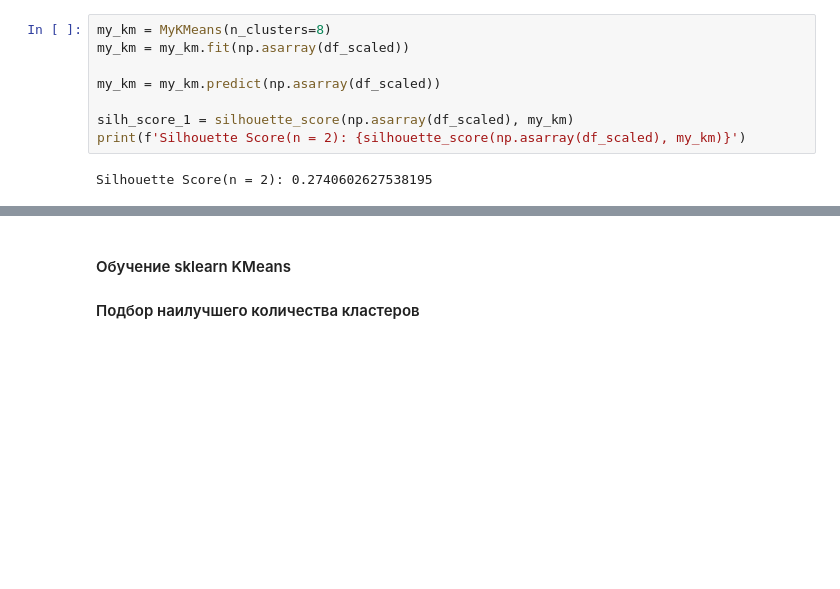
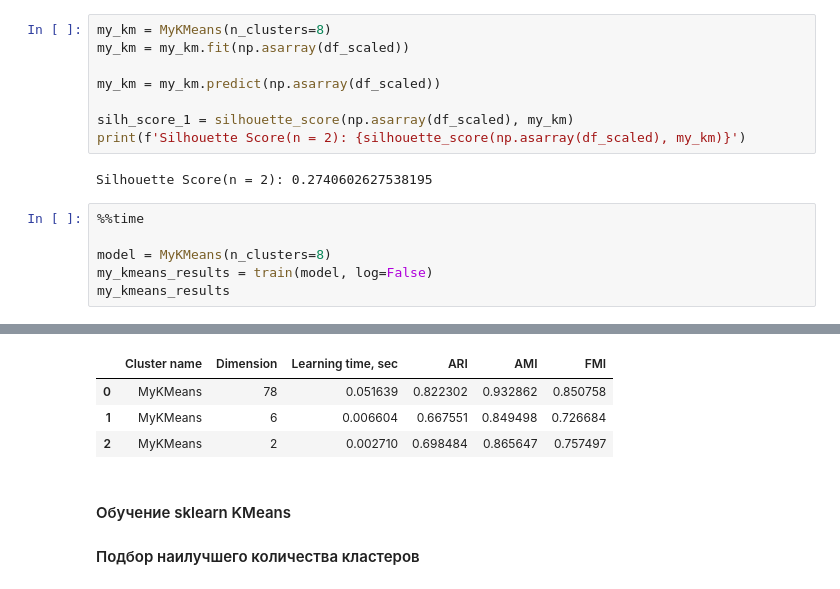
Before and after one commit to katevi/Introduction-to-ML, a Jupyter notebook: lab5/unsupervised_learning.ipynb, the cells around one changed output, grey strips where cells are left out. Drawn from its saved outputs; the diff is of its cells as text; blank space fills up the shorter version.

```diff
--- a/lab5/unsupervised_learning.ipynb
+++ b/lab5/unsupervised_learning.ipynb
@@ -417,3 +534,10 @@ silh_score_1 = silhouette_score(np.asarray(df_scaled), my_km)
 print(f'Silhouette Score(n = 2): {silhouette_score(np.asarray(df_scaled), my_km)}')
 # %% [output]
 Silhouette Score(n = 2): 0.2740602627538195
+# %%
+%%time
+
+model = MyKMeans(n_clusters=8)
+my_kmeans_results = train(model, log=False)
+my_kmeans_results
+# %% [output]
@@ -420,3 +546,7 @@ Silhouette Score(n = 2): 0.2740602627538195
+|  | Cluster name | Dimension | Learning time, sec | ARI | AMI | FMI |
+| 0 | MyKMeans | 78 | 0.051639 | 0.822302 | 0.932862 | 0.850758 |
+| 1 | MyKMeans | 6 | 0.006604 | 0.667551 | 0.849498 | 0.726684 |
+| 2 | MyKMeans | 2 | 0.002710 | 0.698484 | 0.865647 | 0.757497 |
 # %% [markdown]
 #### Обучение sklearn KMeans
 #### Подбор наилучшего количества кластеров
```
Also changed, not shown: parts of 46 cells of this notebook.
